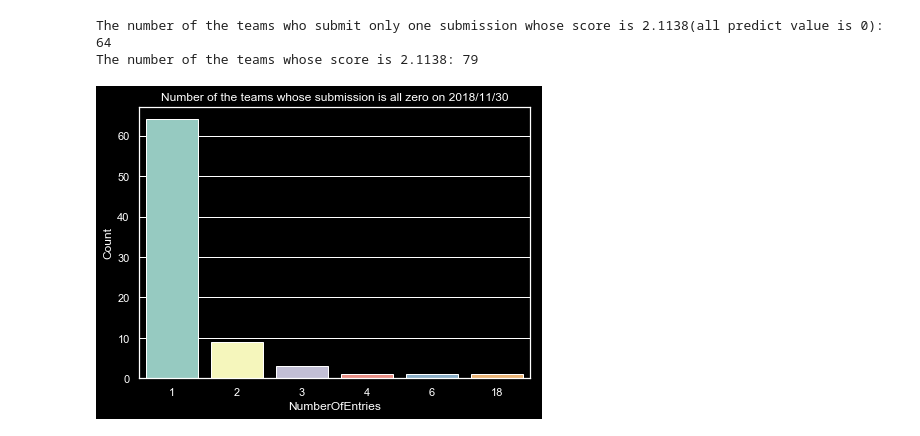
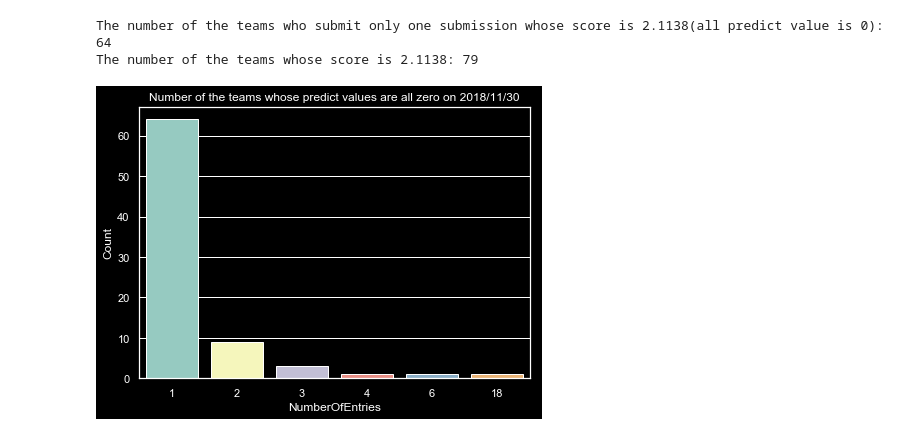
Before and after one commit to takaiyuk/notebooks, a Jupyter notebook: gacrp_publicLB.ipynb, the cells around one changed output. Cells and saved outputs as stored; diff of their text form; code cells hidden in the pictures.

```diff
--- a/gacrp_publicLB.ipynb
+++ b/gacrp_publicLB.ipynb
@@ -101,11 +101,11 @@ The number of the teams whose score is 2.1138: 79
 # %%
 all_zero_subit_num = data[(data["Score"] == all_zero_score)]["NumberOfEntries"].value_counts().to_frame().reset_index()
 all_zero_subit_num.rename(columns={"index": "NumberOfEntries", "NumberOfEntries": "Count"}, inplace=True)
 
 plt.figure(figsize=(7,5))
 ax = sns.barplot(x="NumberOfEntries", y="Count", data=all_zero_subit_num)
-plt.title("Number of the teams whose submission is all zero on {}".format(yyyymmdd))
+plt.title("Number of the teams whose predict values are all zero on {}".format(yyyymmdd))
 plt.savefig("output/all-zero-chart-{}.png".format(yymmdd), dpi=300)
 plt.show()
 # %% [output]
-[figure, old version]
+[figure, new version]
```
Also changed, not shown: parts of 2 cells of this notebook.
